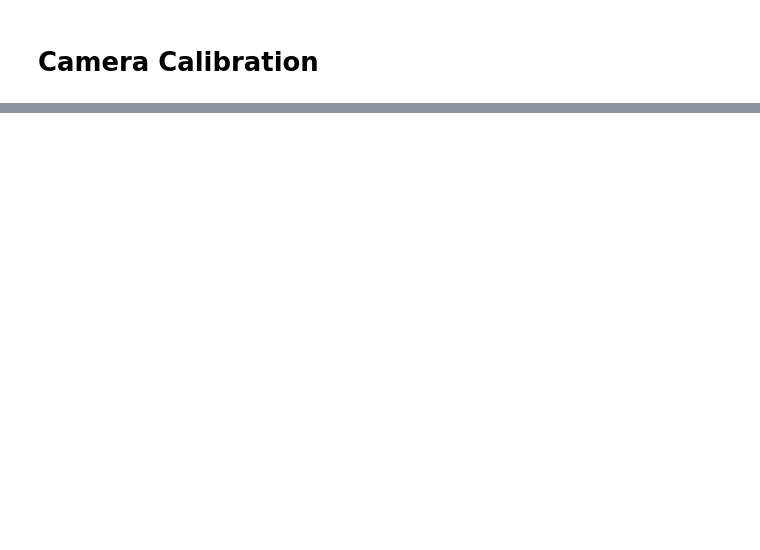
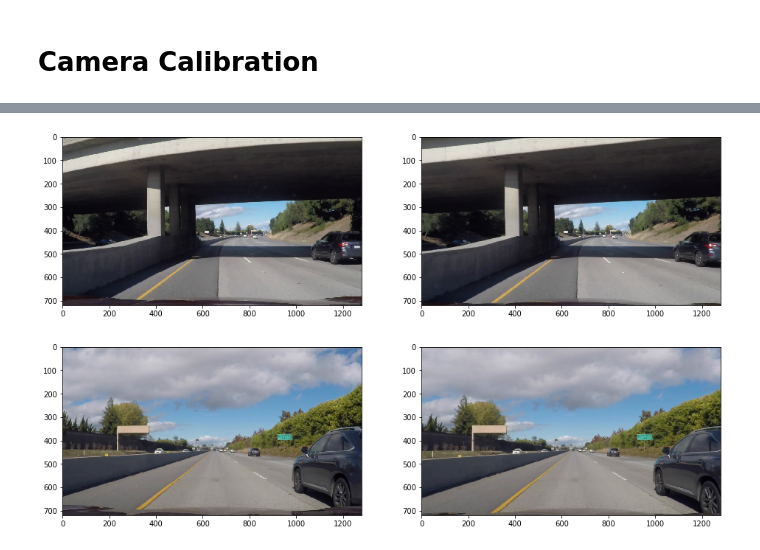
Before and after one commit to jjw2/SDC_Term1_P4, a Jupyter notebook: SDC_Term1_P4.ipynb, the cells around one changed output, grey strips where cells are left out. Saved outputs shown, nothing was run; the diff lists cells and outputs as text; code cells hidden in the pictures; blank space fills up the shorter version.

```diff
--- a/SDC_Term1_P4.ipynb
+++ b/SDC_Term1_P4.ipynb
@@ -0,0 +4,9 @@
+# %%
+# Plot 2 images side-by-side
+def plot_sbs(img1, img2):
+
+    plt.figure(figsize = (16, 20))
+    plt.subplot(1,2,1)
+    plt.imshow(img1)
+    plt.subplot(1,2,2)
+    plt.imshow(img2)
@@ -1,3 +16,16 @@
+# %%
+from moviepy.editor import VideoFileClip
+
+# Times for frames to extract
+times = [4.0,16.1]
+
+clear1 = None
+clip1 = VideoFileClip("challenge_video.mp4")
+
+raw_imgs = []
+
+for time in times:
+    raw_imgs.append(clip1.get_frame(time))
 # %% [markdown]
 # Camera Calibration
 # %%
@@ -135,0 +106,19 @@ def corners_unwarp(img, nx, ny, mtx, dist):
+# %%
+# Undistort an image
+
+def undistort(img, mtx, dist):
+    dst = cv2.undistort(img, mtx, dist, None, mtx)
+    return dst
+
+undist_imgs = []
+
+
+for img in raw_imgs:
+
+    undist_imgs.append(undistort(img, mtx, dist))
+
+plot_sbs(raw_imgs[0], undist_imgs[0])
+plot_sbs(raw_imgs[1], undist_imgs[1])
+# %% [output]
+[figure, added]
+[figure, added]
```
Also changed, not shown: parts of 11 cells of this notebook, 2 other files.
